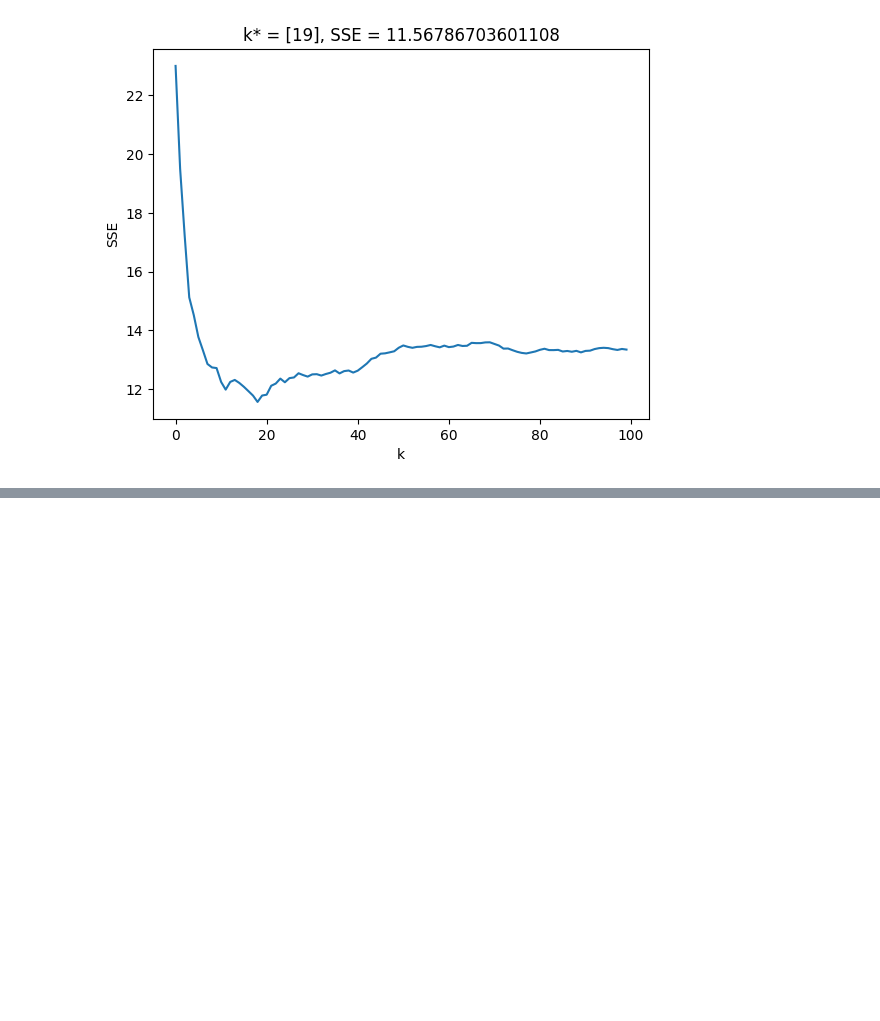
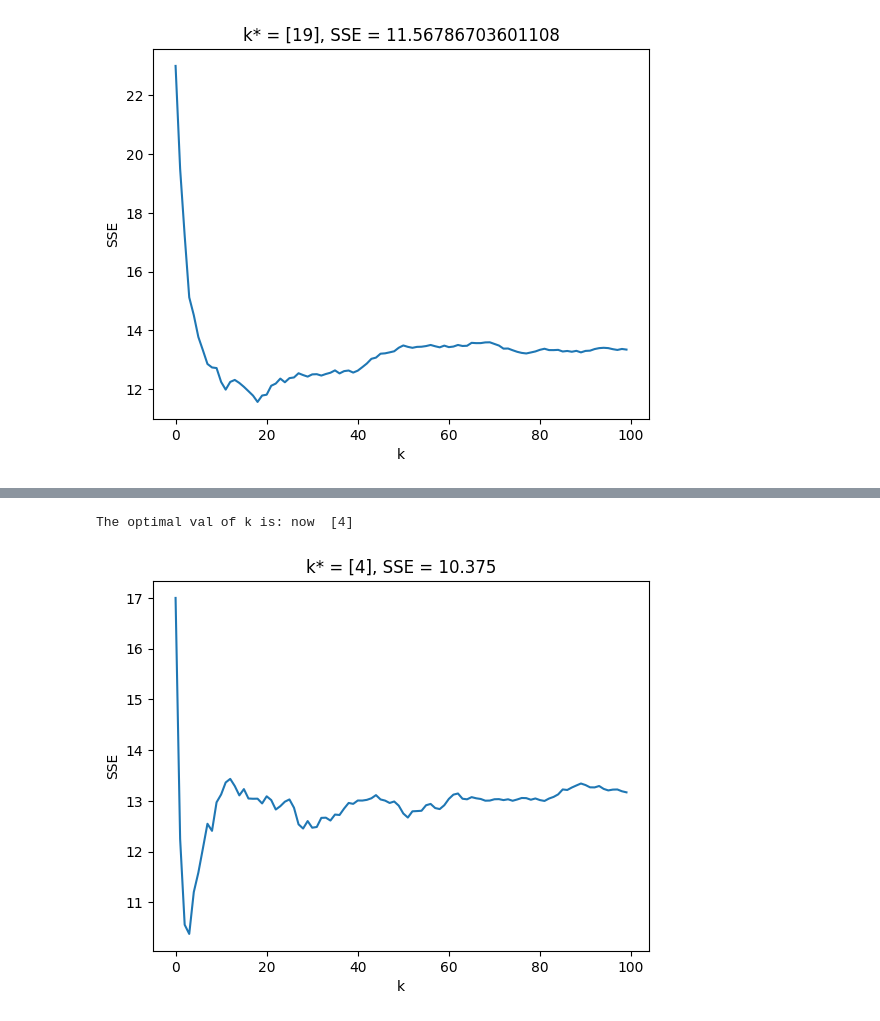
Before and after one commit to vrhughes/knn, a Jupyter notebook: assignment_knn.ipynb, the cells around one changed output, grey strips where cells are left out. Drawn from its saved outputs; the diff is of its cells as text; code cells hidden in the pictures; blank space fills up the shorter version.

```diff
--- a/assignment_knn.ipynb
+++ b/assignment_knn.ipynb
@@ -374,7 +376,7 @@ When all the variables were used the optimal k (k*) increased from 8 to 19 and t
 # %%
 # just for fun
-# making second X table
-X2 = heart.loc[:,['age', 'anaemia', 'creatinine_phosphokinase', 'diabetes', 'ejection_fraction', 'high_blood_pressure', 'platelets', 'serum_creatinine', 'serum_sodium', 'sex', 'smoking']]
+# making third, getting rid of sex, smoking and diabetes
+X2 = heart.loc[:,['age', 'anaemia', 'creatinine_phosphokinase', 'ejection_fraction', 'high_blood_pressure', 'platelets', 'serum_creatinine', 'serum_sodium']]
 y2 = heart['DEATH_EVENT']
 
 # normalizing X
@@ -383,3 +385,27 @@ X2.head()
 
 # Splitting new data, all of heart data
 X_train, X_test, y_train, y_test = train_test_split(X2, y2, test_size=0.2, random_state=100)
+# %%
+# fun plotting
+ks = 100 # Number of k's to try
+SSE2 = np.zeros(ks) # We'll store the SSE here
+
+for k in range(ks):
+    model = KNeighborsRegressor(n_neighbors=k+1)
+    fitted = model.fit(X_train,y_train)
+    y_hat = fitted.predict(X_test) # predict values for test set
+    SSE2[k] = np.sum( (y_test-y_hat)**2 ) # save the computed SSE for test set
+
+SSE2_min = np.min(SSE2)
+min_index = np.where(SSE2 == SSE2_min)
+k_star = min_index[0]+1
+print('The optimal val of k is: now ', k_star)
+
+plt.plot(np.arange(0, ks), SSE2) # Plot SSE by k
+plt.xlabel("k")
+plt.ylabel("SSE")
+plt.title('k* = ' + str(k_star) + ', SSE = ' + str(SSE2_min))
+plt.show()
+# %% [output]
+The optimal val of k is: now  [4]
+[figure, added]
```
Also changed, not shown: parts of 1 cell of this notebook.
